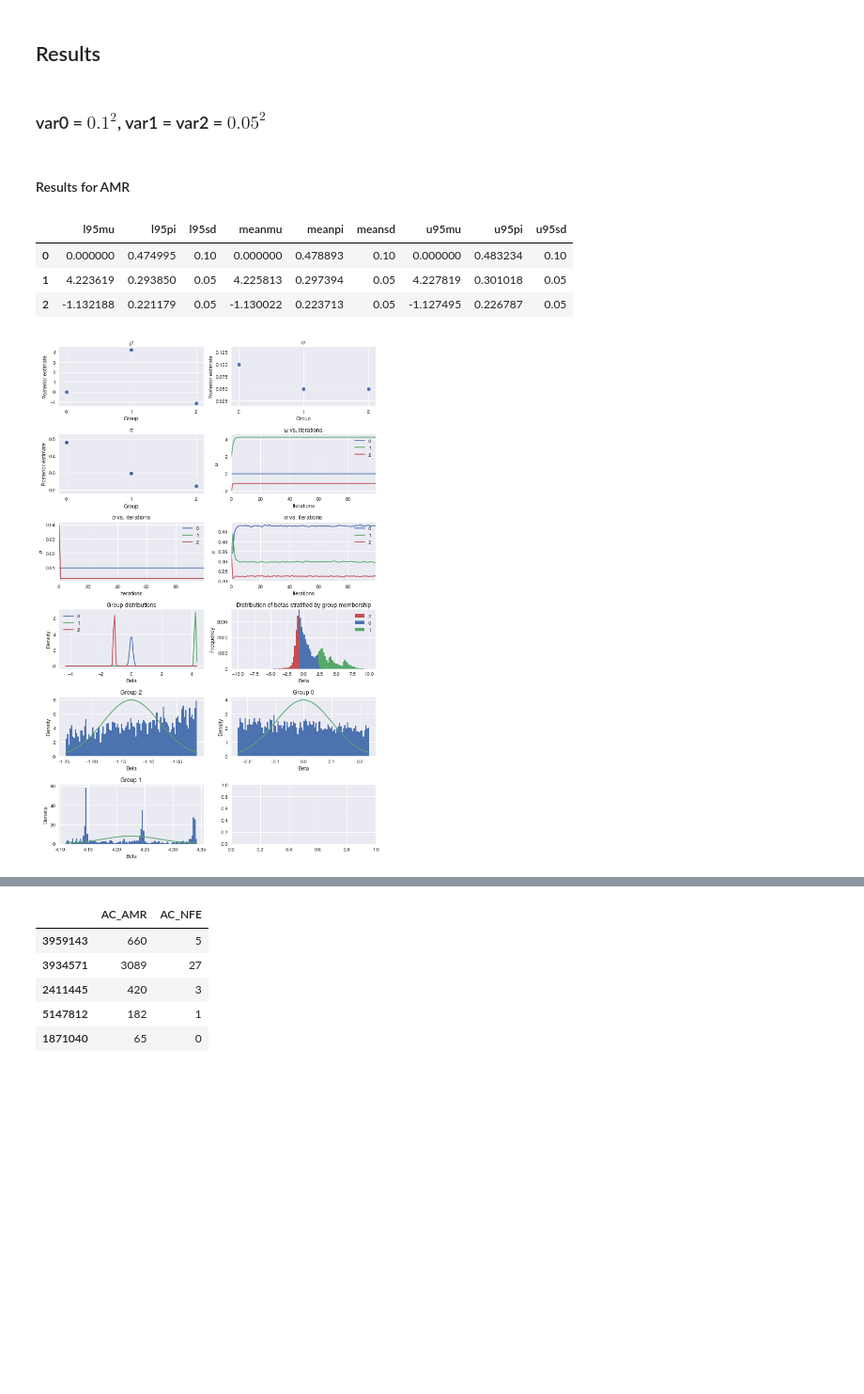
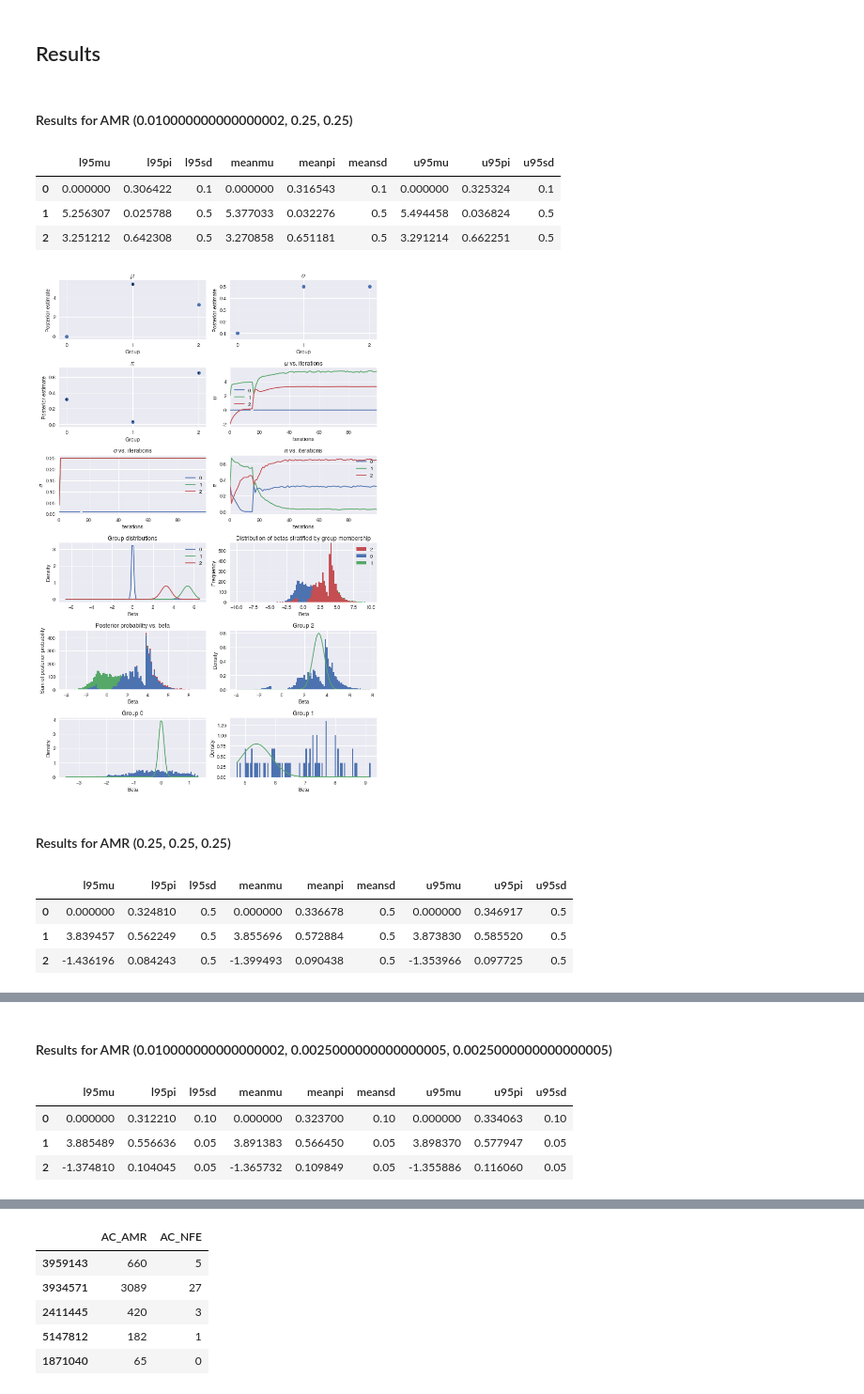
Before and after one commit to rivas-lab/lof-enrichment, a Jupyter notebook: notebooks/AMR Allele List.ipynb, the cells around one changed output, grey strips where cells are left out. Shown at 94% size. Saved outputs shown, nothing was run; the diff lists cells and outputs as text; code cells hidden in the pictures; blank space fills up the shorter version.

```diff
--- a/notebooks/AMR Allele List.ipynb
+++ b/notebooks/AMR Allele List.ipynb
@@ -412,15 +490,3 @@ def visualize_piemm_res(pop, piemm_res, summary_stats):
     plt.show();
 # %% [markdown]
 ## Results
-# %% [markdown]
-### var0 = $0.1^2$, var1 = var2 = $0.05^2$
-# %%
-for pop in tpops:
-    visualize_piemm_res(pop, piemm_res_01_05_05, summary_stats)
-# %% [output]
-Results for AMR
-|  | l95mu | l95pi | l95sd | meanmu | meanpi | meansd | u95mu | u95pi | u95sd |
-| 0 | 0.000000 | 0.474995 | 0.10 | 0.000000 | 0.478893 | 0.10 | 0.000000 | 0.483234 | 0.10 |
-| 1 | 4.223619 | 0.293850 | 0.05 | 4.225813 | 0.297394 | 0.05 | 4.227819 | 0.301018 | 0.05 |
-| 2 | -1.132188 | 0.221179 | 0.05 | -1.130022 | 0.223713 | 0.05 | -1.127495 | 0.226787 | 0.05 |
-[figure, removed]
@@ -426,0 +496,15 @@ Results for AMR
+# %%
+for p in lof_res.keys():
+    visualize_piemm_res('AMR {}'.format(p), lof_res[p], lof_summary_stats['AMR'])
+# %% [output]
+Results for AMR (0.010000000000000002, 0.25, 0.25)
+|  | l95mu | l95pi | l95sd | meanmu | meanpi | meansd | u95mu | u95pi | u95sd |
+| 0 | 0.000000 | 0.306422 | 0.1 | 0.000000 | 0.316543 | 0.1 | 0.000000 | 0.325324 | 0.1 |
+| 1 | 5.256307 | 0.025788 | 0.5 | 5.377033 | 0.032276 | 0.5 | 5.494458 | 0.036824 | 0.5 |
+| 2 | 3.251212 | 0.642308 | 0.5 | 3.270858 | 0.651181 | 0.5 | 3.291214 | 0.662251 | 0.5 |
+[figure, added]
+Results for AMR (0.25, 0.25, 0.25)
+|  | l95mu | l95pi | l95sd | meanmu | meanpi | meansd | u95mu | u95pi | u95sd |
+| 0 | 0.000000 | 0.324810 | 0.5 | 0.000000 | 0.336678 | 0.5 | 0.000000 | 0.346917 | 0.5 |
+| 1 | 3.839457 | 0.562249 | 0.5 | 3.855696 | 0.572884 | 0.5 | 3.873830 | 0.585520 | 0.5 |
+| 2 | -1.436196 | 0.084243 | 0.5 | -1.399493 | 0.090438 | 0.5 | -1.353966 | 0.097725 | 0.5 |
@@ -426,0 +512,5 @@ Results for AMR
+Results for AMR (0.010000000000000002, 0.0025000000000000005, 0.0025000000000000005)
+|  | l95mu | l95pi | l95sd | meanmu | meanpi | meansd | u95mu | u95pi | u95sd |
+| 0 | 0.000000 | 0.312210 | 0.10 | 0.000000 | 0.323700 | 0.10 | 0.000000 | 0.334063 | 0.10 |
+| 1 | 3.885489 | 0.556636 | 0.05 | 3.891383 | 0.566450 | 0.05 | 3.898370 | 0.577947 | 0.05 |
+| 2 | -1.374810 | 0.104045 | 0.05 | -1.365732 | 0.109849 | 0.05 | -1.355886 | 0.116060 | 0.05 |
```
Also changed, not shown: parts of 12 cells of this notebook, 10 other files.
